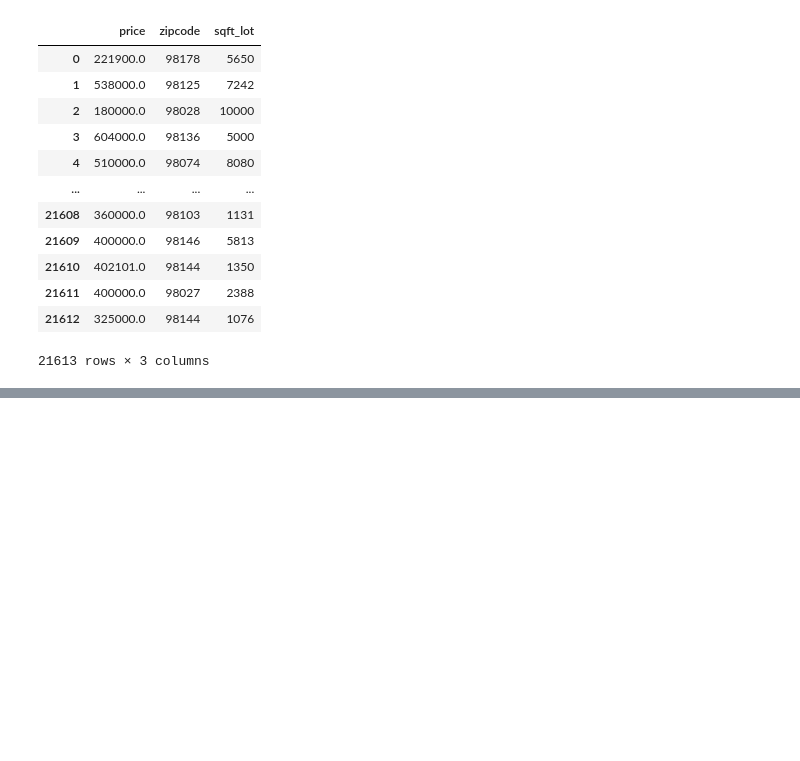
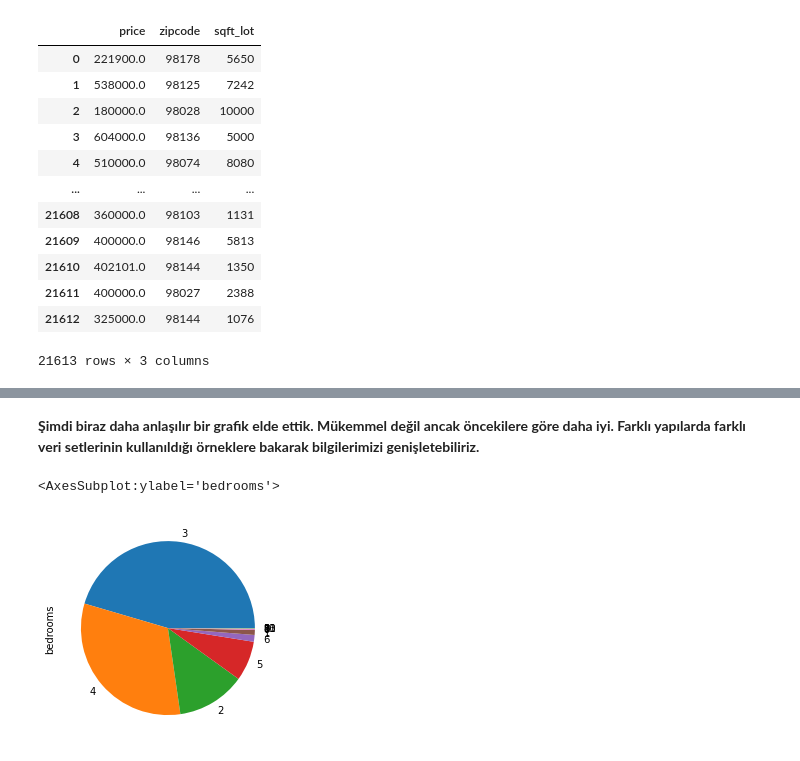
Before and after one commit to halimocakli/Data-Analysis-And-Visualization, a Jupyter notebook: 03-Series&Columns/03_SeriesAndColumns.ipynb, the cells around one changed output, grey strips where cells are left out. Drawn from its saved outputs; the diff is of its cells as text; code cells hidden in the pictures; blank space fills up the shorter version.

```diff
--- a/03-Series&Columns/03_SeriesAndColumns.ipynb
+++ b/03-Series&Columns/03_SeriesAndColumns.ipynb
@@ -700,0 +883,7 @@ houses[cols]
+# %% [markdown]
+**Şimdi biraz daha anlaşılır bir grafik elde ettik. Mükemmel değil ancak öncekilere göre daha iyi. Farklı yapılarda farklı veri setlerinin kullanıldığı örneklere bakarak bilgilerimizi genişletebiliriz.**
+# %%
+houses["bedrooms"].value_counts().plot(kind="pie")
+# %% [output]
+<AxesSubplot:ylabel='bedrooms'>
+[figure, added]
```
Also changed, not shown: parts of 32 cells of this notebook.
